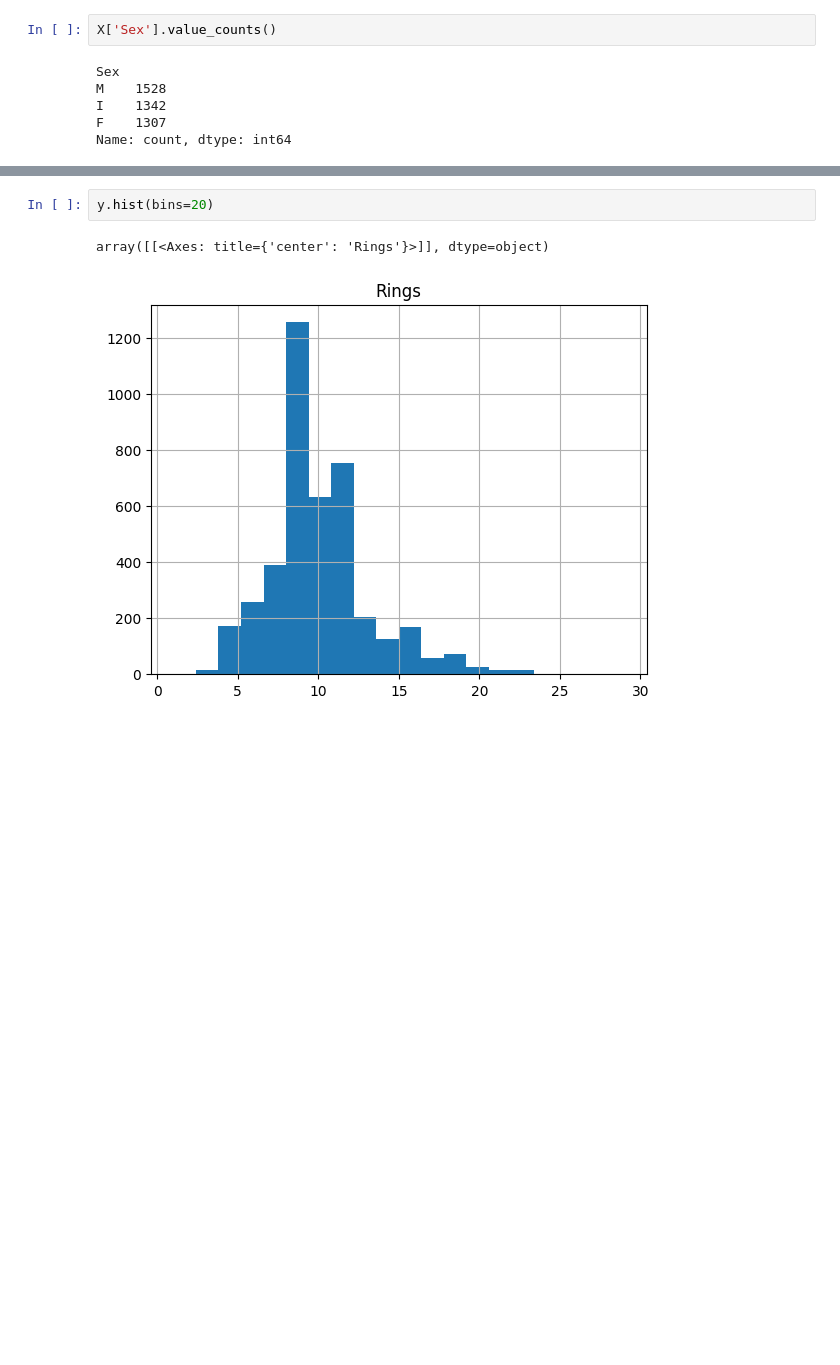
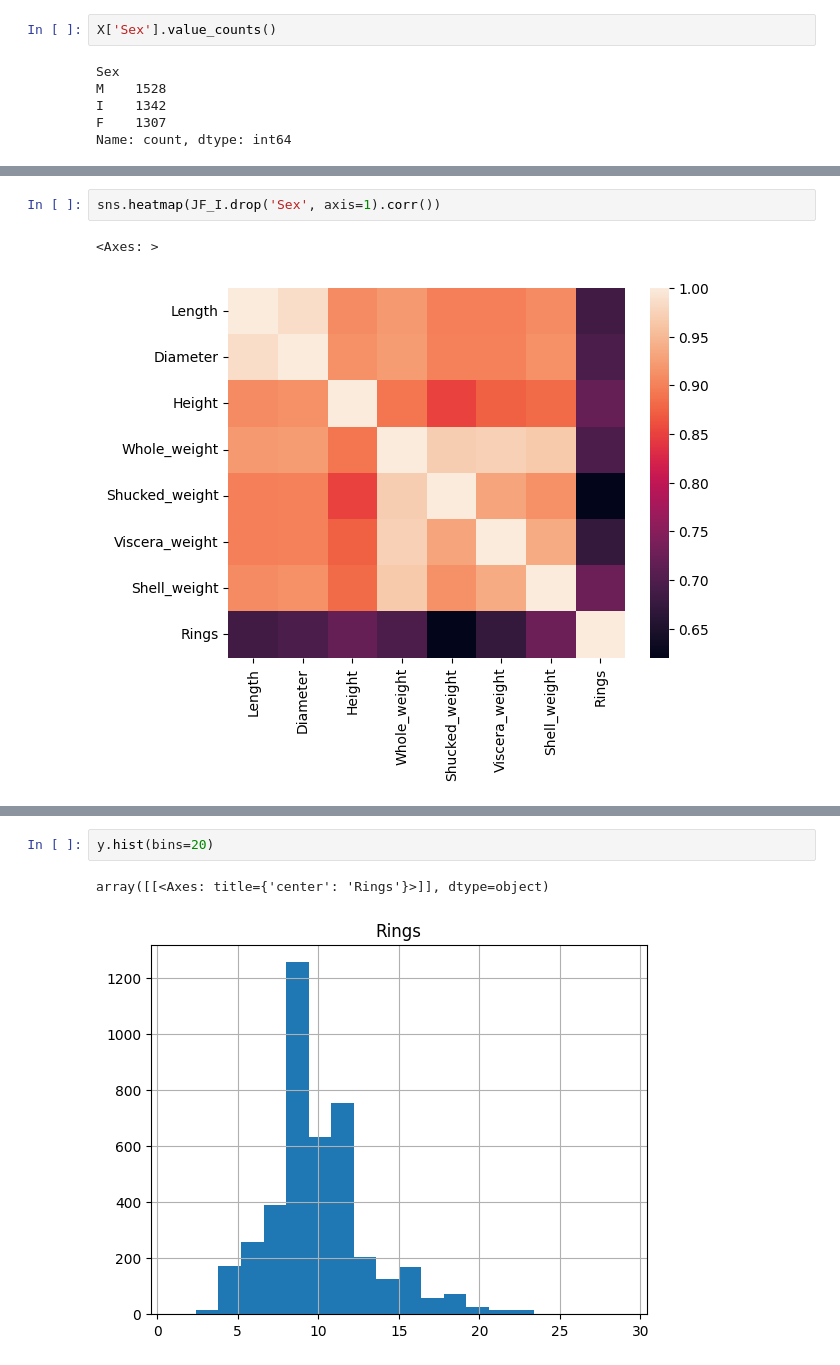
Before and after one commit to kacpersienkiewicz/Abalone-Age-Prediction, a Jupyter notebook: UCIAbaloneAgePrediction.ipynb, the cells around one changed output, grey strips where cells are left out. Cells and saved outputs as stored; diff of their text form; blank space fills up the shorter version.

```diff
--- a/UCIAbaloneAgePrediction.ipynb
+++ b/UCIAbaloneAgePrediction.ipynb
@@ -149,0 +198,5 @@ X['Height'].hist(bins=100)
+# %%
+sns.heatmap(JF_I.drop('Sex', axis=1).corr())
+# %% [output]
+<Axes: >
+[figure, added]
```
Also changed, not shown: parts of 14 cells of this notebook.
